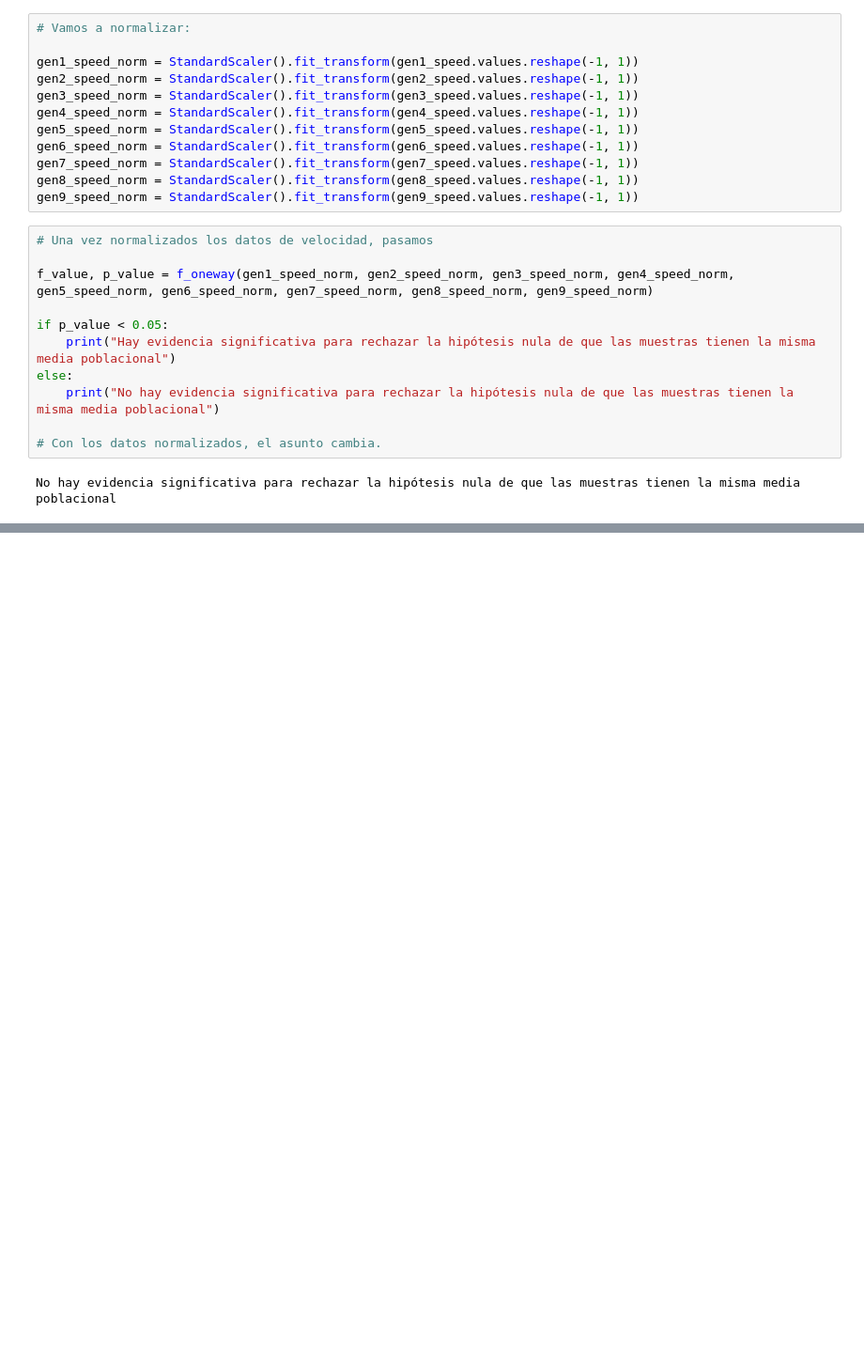
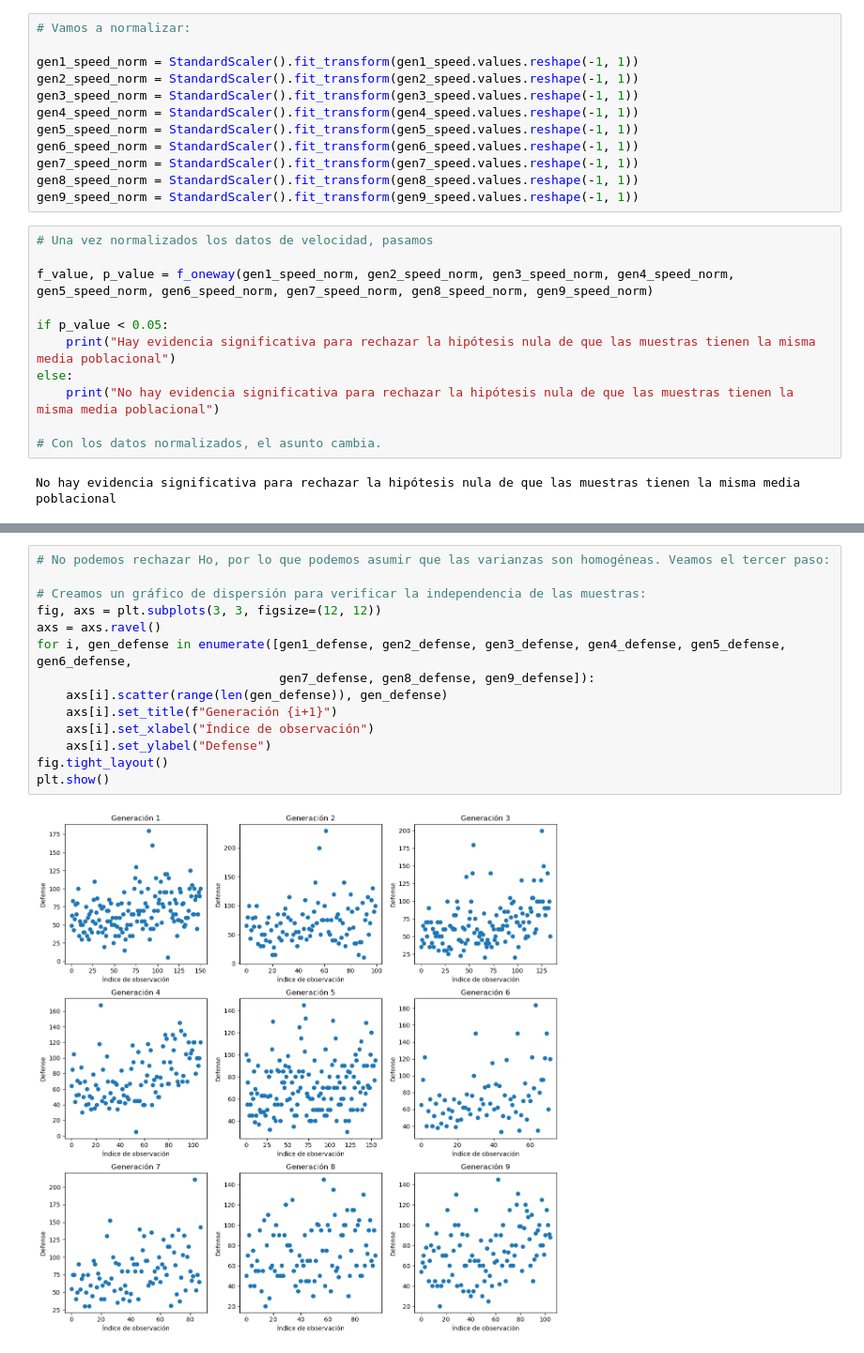
Before and after one commit to Edupastore/Proyecto-final-Pokemon, a Jupyter notebook: src/Estudio_ANOVAS.ipynb, the cells around one changed output, grey strips where cells are left out. Shown at 94% size. Saved outputs shown, nothing was run; the diff lists cells and outputs as text; blank space fills up the shorter version.

```diff
--- a/src/Estudio_ANOVAS.ipynb
+++ b/src/Estudio_ANOVAS.ipynb
@@ -228,0 +498,16 @@ Vamos a ir haciendo ANOVA's por diferentes bloques para ver si hay diferencias s
+# %%
+# No podemos rechazar Ho, por lo que podemos asumir que las varianzas son homogéneas. Veamos el tercer paso:
+
+# Creamos un gráfico de dispersión para verificar la independencia de las muestras:
+fig, axs = plt.subplots(3, 3, figsize=(12, 12))
+axs = axs.ravel()
+for i, gen_defense in enumerate([gen1_defense, gen2_defense, gen3_defense, gen4_defense, gen5_defense, gen6_defense,
+                                 gen7_defense, gen8_defense, gen9_defense]):
+    axs[i].scatter(range(len(gen_defense)), gen_defense)
+    axs[i].set_title(f"Generación {i+1}")
+    axs[i].set_xlabel("Índice de observación")
+    axs[i].set_ylabel("Defense")
+fig.tight_layout()
+plt.show()
+# %% [output]
+[figure, added]
```
Also changed, not shown: parts of 21 cells of this notebook.
